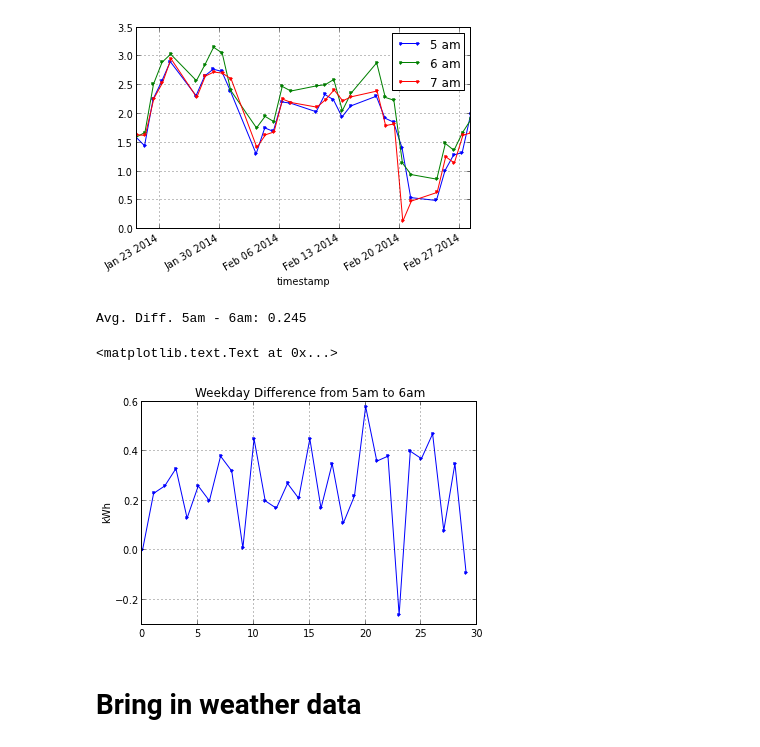
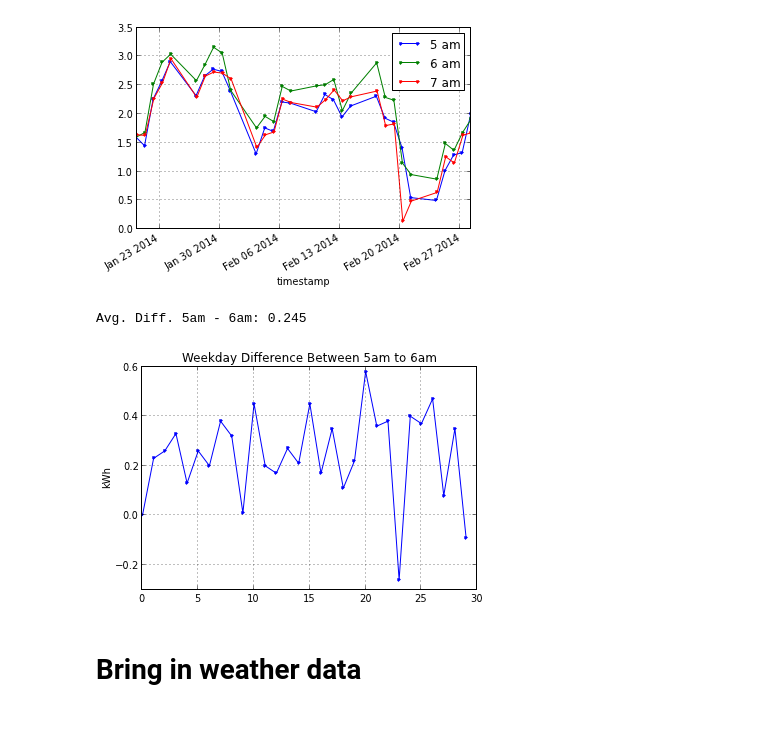
Before and after one commit to jtelszasz/my_energy_forecast_SVR, a Jupyter notebook: My_Energy.ipynb, the cells around one changed output. Saved outputs shown, nothing was run; the diff lists cells and outputs as text; code cells hidden in the pictures.

Commit message:
Writing more and plots

```diff
--- a/My_Energy.ipynb
+++ b/My_Energy.ipynb
@@ -13,7 +12,7 @@ reload(import_funcs)
 elec_data = import_funcs.BGEdata()
 weather = import_funcs.weather()
 
-elec_and_weather = pd.merge(weather,DF_myBGEdata,left_index=True,right_index=True)
+elec_and_weather = pd.merge(weather,elec_data,left_index=True,right_index=True)
 elec_and_weather[:5]
 # %% [output]
 |  | hum | precipm | tempm | wspdm | tempF | COST | NOTES | TYPE | UNITS | USAGE | ... |
@@ -94,11 +93,17 @@ Weekday 7am: 1.92 kWh
 # %%
-pd.DataFrame(np.array(groupedByHour['USAGE'].get_group((False,6))) - np.array(groupedByHour['USAGE'].get_group((False,5)))).plot(marker='.',legend=None)
-print 'Avg. Diff. 5am - 6am:',round(groupedByHour['USAGE'].get_group((False,6)).mean()-groupedByHour['USAGE'].get_group((False,5)).mean(),3)
-title('Weekday Difference from 5am to 6am')
+#plot difference between 5am and 6am over time
+FIG_Wkday_5am6am = plt.figure()
+
+plot_new = pd.DataFrame(np.array(GB_WkdayWkend_Hour['USAGE'].get_group((False,6))) - np.array(GB_WkdayWkend_Hour['USAGE'].get_group((False,5)))).plot(marker='.',legend=None)
+
+title('Weekday Difference Between 5am to 6am')
 ylabel('kWh')
+
+FIG_Wkday_5am6am.savefig('Wkday_5am6amDiff.png')
+
+print 'Avg. Diff. 5am - 6am:',round(GB_WkdayWkend_Hour['USAGE'].get_group((False,6)).mean()-GB_WkdayWkend_Hour['USAGE'].get_group((False,5)).mean(),3)
 # %% [output]
 Avg. Diff. 5am - 6am: 0.245
-<matplotlib.text.Text at 0x...>
-[figure, old version]
+[figure, new version]
 # %% [markdown]
 # Bring in weather data
```
Also changed, not shown: parts of 12 cells of this notebook, 5 other files.
